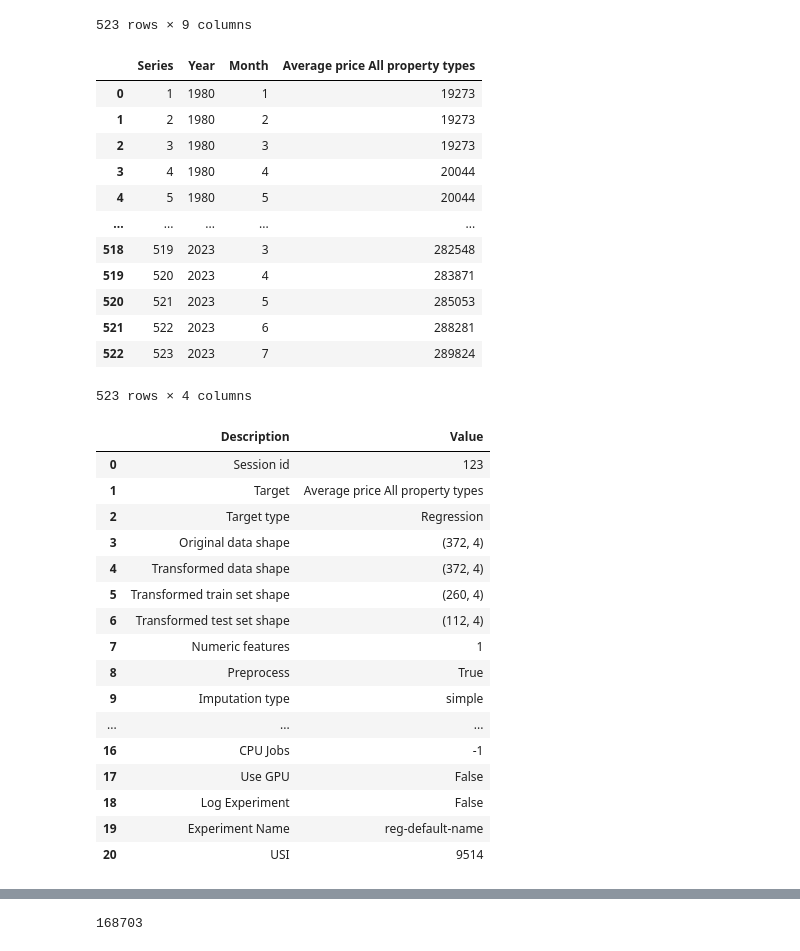
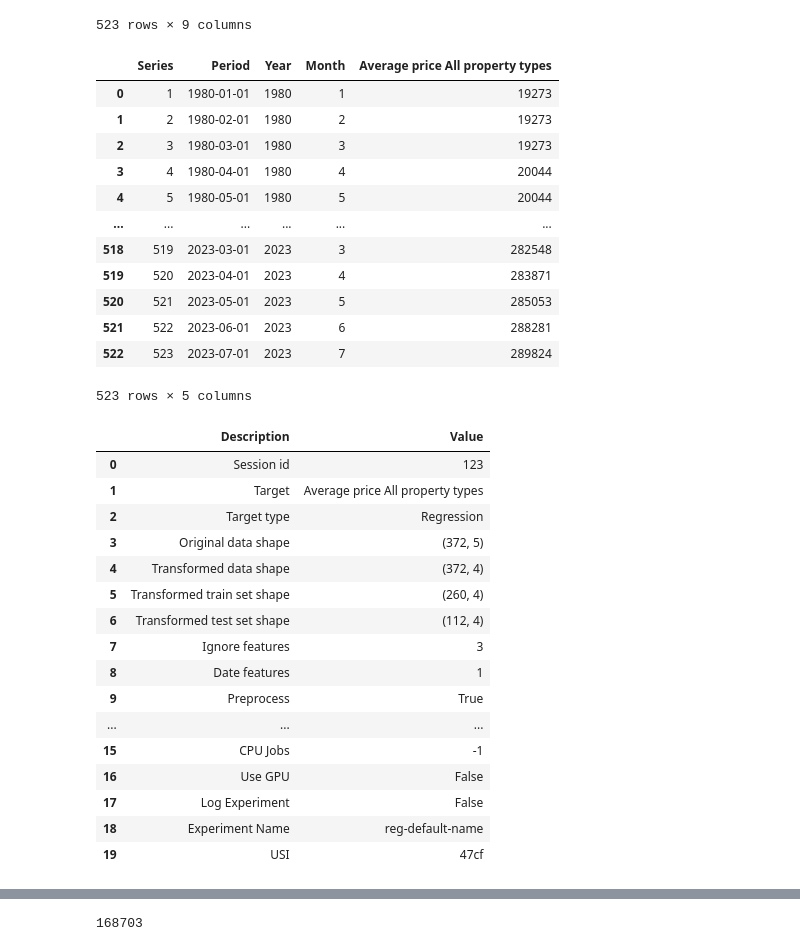
Before and after one commit to data-to-insight/ERN-sessions, a Jupyter notebook: Intro to forecasting and ML/2 Time series forecasting with pycaret.ipynb, the cells around one changed output, grey strips where cells are left out. Saved outputs shown, nothing was run; the diff lists cells and outputs as text; code cells hidden in the pictures.

```diff
--- a/Intro to forecasting and ML/2 Time series forecasting with pycaret.ipynb
+++ b/Intro to forecasting and ML/2 Time series forecasting with pycaret.ipynb
@@ -27,57 +27,61 @@ df
 | 522 | United Kingdom | 2023-07-01 | 152.00 | 289824 | 0.50 | ... |
 523 rows × 9 columns
 # %%
-df.drop(['Name',
-        'Period',
-        'House price index All property types',
-        'Percentage change (monthly) All property types',
-        'Percentage change (yearly) All property types'], axis=1, inplace=True)
-df = df[['Series', 'Year', 'Month', 'Average price All property types']]
+# df.drop(['Name',
+#         #'Period',
+#         'House price index All property types',
+#         'Percentage change (monthly) All property types',
+#         'Percentage change (yearly) All property types'], axis=1, inplace=True)
+df = df[['Series','Period',  'Year', 'Month', 'Average price All property types']]
 df
 # %% [output]
-|  | Series | Year | Month | Average price All property types |
-| 0 | 1 | 1980 | 1 | 19273 |
-| 1 | 2 | 1980 | 2 | 19273 |
-| 2 | 3 | 1980 | 3 | 19273 |
-| 3 | 4 | 1980 | 4 | 20044 |
-| 4 | 5 | 1980 | 5 | 20044 |
-| ... | ... | ... | ... | ... |
-| 518 | 519 | 2023 | 3 | 282548 |
-| 519 | 520 | 2023 | 4 | 283871 |
-| 520 | 521 | 2023 | 5 | 285053 |
-| 521 | 522 | 2023 | 6 | 288281 |
-| 522 | 523 | 2023 | 7 | 289824 |
+|  | Series | Period | Year | Month | Average price All property types |
+| 0 | 1 | 1980-01-01 | 1980 | 1 | 19273 |
+| 1 | 2 | 1980-02-01 | 1980 | 2 | 19273 |
+| 2 | 3 | 1980-03-01 | 1980 | 3 | 19273 |
+| 3 | 4 | 1980-04-01 | 1980 | 4 | 20044 |
+| 4 | 5 | 1980-05-01 | 1980 | 5 | 20044 |
+| ... | ... | ... | ... | ... | ... |
+| 518 | 519 | 2023-03-01 | 2023 | 3 | 282548 |
+| 519 | 520 | 2023-04-01 | 2023 | 4 | 283871 |
+| 520 | 521 | 2023-05-01 | 2023 | 5 | 285053 |
+| 521 | 522 | 2023-06-01 | 2023 | 6 | 288281 |
+| 522 | 523 | 2023-07-01 | 2023 | 7 | 289824 |
-523 rows × 4 columns
+523 rows × 5 columns
 # %%
 train = df[(df['Year'] < 2011)]
 test = df[df['Year'] >= 2011]
 
-s = setup(data = train,
-          train_size=0.7,
+s = setup(data = train, #data to use
+          train_size=0.7, # split of test to train data
         #   test_data = test,
           target = 'Average price All property types',
           fold_strategy = 'timeseries',
-          numeric_features = ['Series'],
-          fold = 3,
-          transform_target = True,
+          date_features = ['Period'],
+          ignore_features = ['Year', 'Month', 'Series'],
+          #numeric_features = ['Series'], # Sets columns to be interpreted as numberic
+          # (as opposed to ordinal which would be like low, med, high or categorical like yes/no)
+          fold = 3, # folds used for cross validation, splits the data multiple times for testing to generalise results
+          # transform_target = True,
           session_id = 123,
-          data_split_shuffle=False,
-          fold_shuffle=False)
+          data_split_shuffle=False, # doesn't shuffle rows in train/test split, needed for time series
+          fold_shuffle=False # doesn't shuffle folds, again for time series
+          )
 # %% [output]
 |  | Description | Value |
 | 0 | Session id | 123 |
 | 1 | Target | Average price All property types |
 | 2 | Target type | Regression |
-| 3 | Original data shape | (372, 4) |
+| 3 | Original data shape | (372, 5) |
 | 4 | Transformed data shape | (372, 4) |
 | 5 | Transformed train set shape | (260, 4) |
 | 6 | Transformed test set shape | (112, 4) |
-| 7 | Numeric features | 1 |
-| 8 | Preprocess | True |
-| 9 | Imputation type | simple |
+| 7 | Ignore features | 3 |
+| 8 | Date features | 1 |
+| 9 | Preprocess | True |
 | ... | ... | ... |
-| 16 | CPU Jobs | -1 |
-| 17 | Use GPU | False |
-| 18 | Log Experiment | False |
-| 19 | Experiment Name | reg-default-name |
-| 20 | USI | 9514 |
+| 15 | CPU Jobs | -1 |
+| 16 | Use GPU | False |
+| 17 | Log Experiment | False |
+| 18 | Experiment Name | reg-default-name |
+| 19 | USI | 47cf |
```
Also changed, not shown: parts of 7 cells of this notebook, 1 other file.
